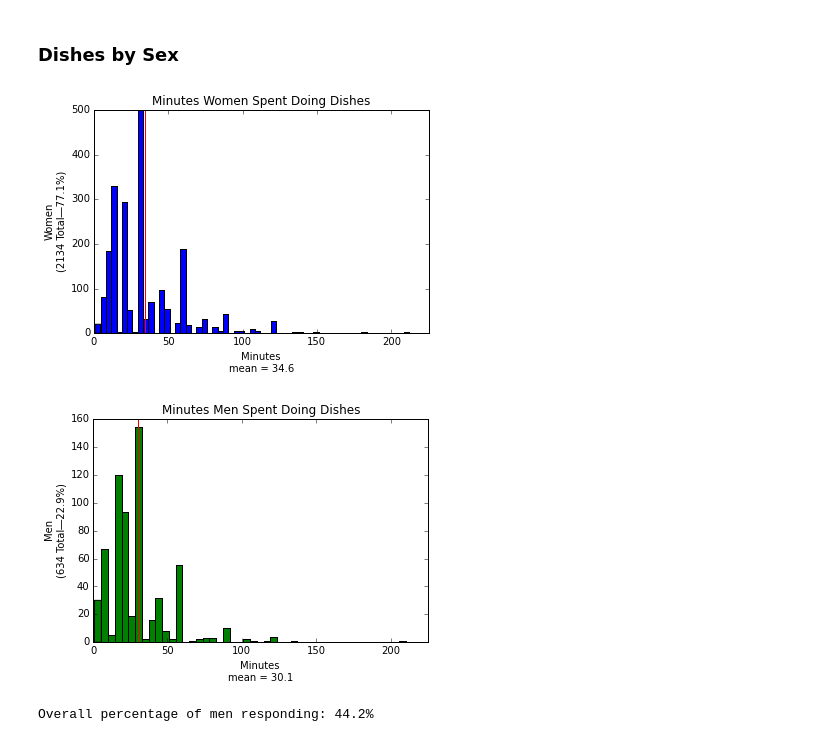
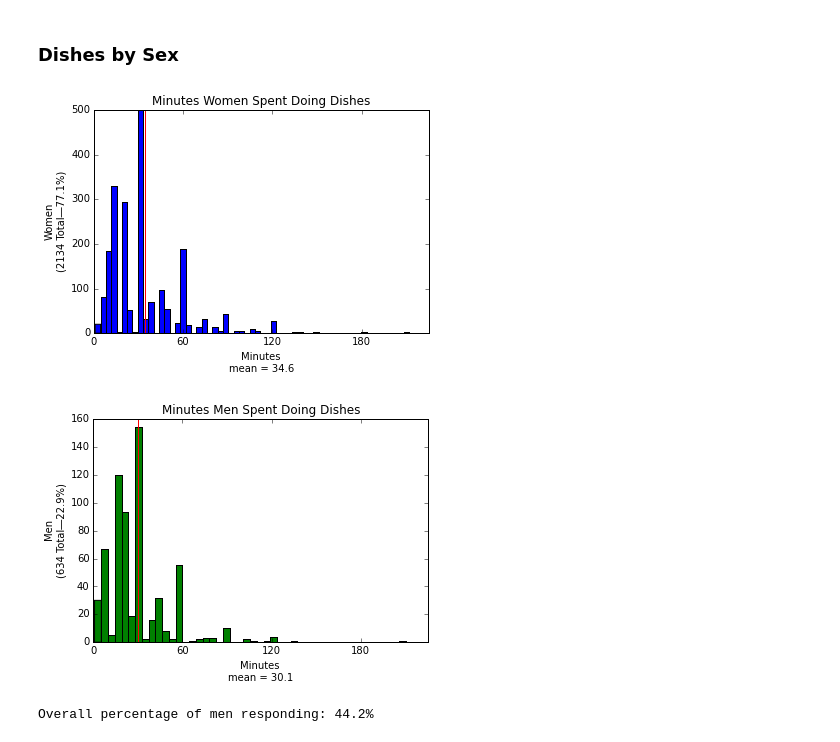
Before and after one commit to ahartz1/atus-analysis, a Jupyter notebook: atus-analysis.ipynb, the cells around one changed output. Saved outputs shown, nothing was run; the diff lists cells and outputs as text; code cells hidden in the pictures.

```diff
--- a/atus-analysis.ipynb
+++ b/atus-analysis.ipynb
@@ -364,25 +370,27 @@ dishes_men_mean   = dishes_men['t020203'].mean()
 # %%
 dishes_women['t020203'].plot(kind='hist', bins=90,
                               title='Minutes Women Spent Doing Dishes')
 plt.xlabel('Minutes\nmean = {:.1f}'.format(dishes_women_mean))
 plt.ylabel('Women\n({} Total—{:.1f}%)'.format(len(dishes_women), (len(dishes_women)*100/len(dishes))))
 ymin, ymax = plt.ylim()
 plt.xlim(0, 225)
+plt.xticks(range(0, 190, 60))
 plt.vlines(dishes_women_mean, 0, ymax, color='red')
 plt.show()
 
 dishes_men['t020203'].plot(kind='hist', bins=90,
                             title='Minutes Men Spent Doing Dishes',
                             color='g')
 plt.xlabel('Minutes\nmean = {:.1f}'.format(dishes_men_mean))
 plt.ylabel('Men\n({} Total—{:.1f}%)'.format(len(dishes_men), (len(dishes_men)*100/len(dishes))))
 ymin, ymax = plt.ylim()
 plt.xlim(0, 225)
+plt.xticks(range(0, 190, 60))
 plt.vlines(dishes_men_mean, 0, ymax, color='red')
 plt.show()
 # %% [output]
-[figure, old version]
+[figure, new version]
-[figure, old version]
+[figure, new version]
 # %%
 cps = pd.read_csv('data/atuscps_2014.dat')
 # %%
```
Also changed, not shown: parts of 4 cells of this notebook.
